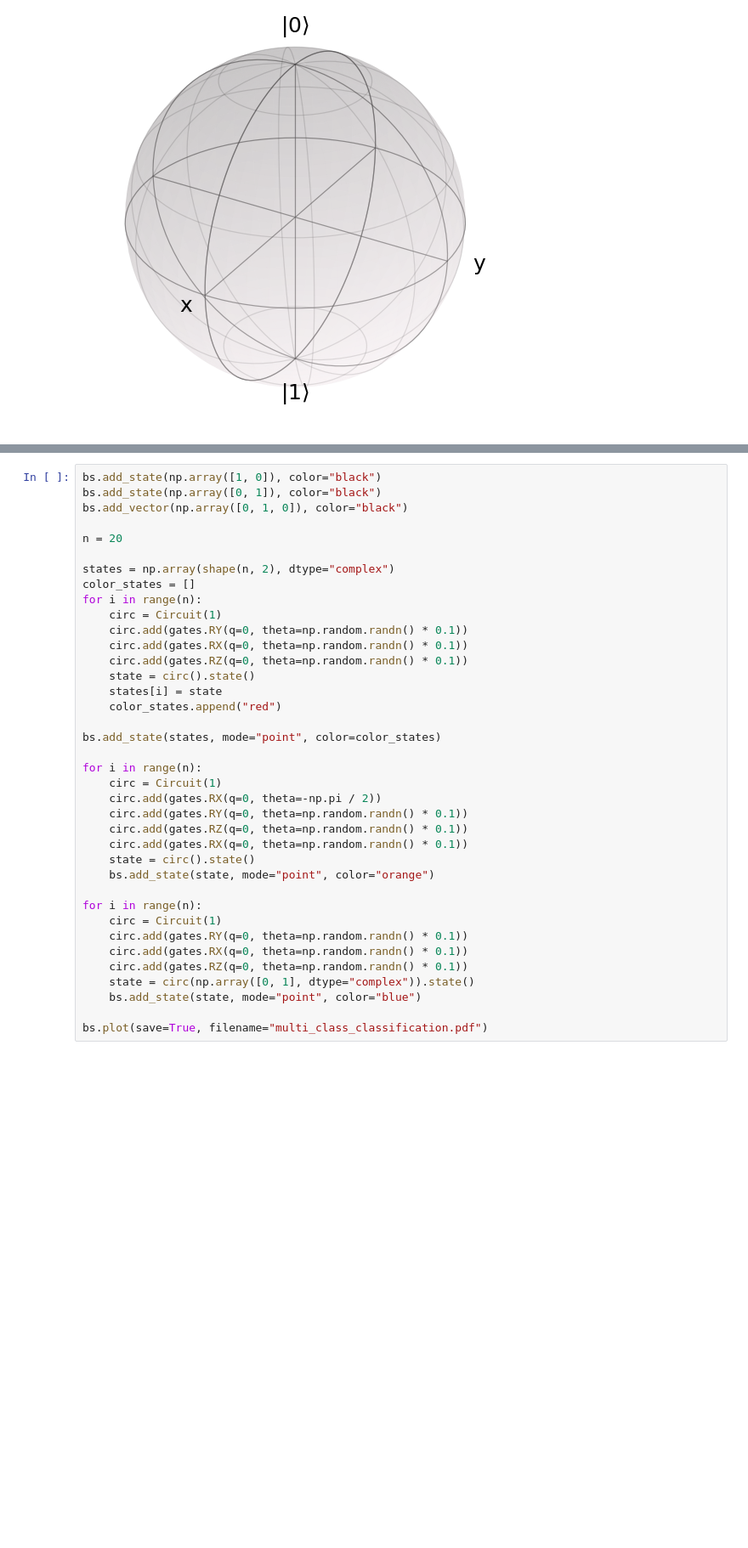
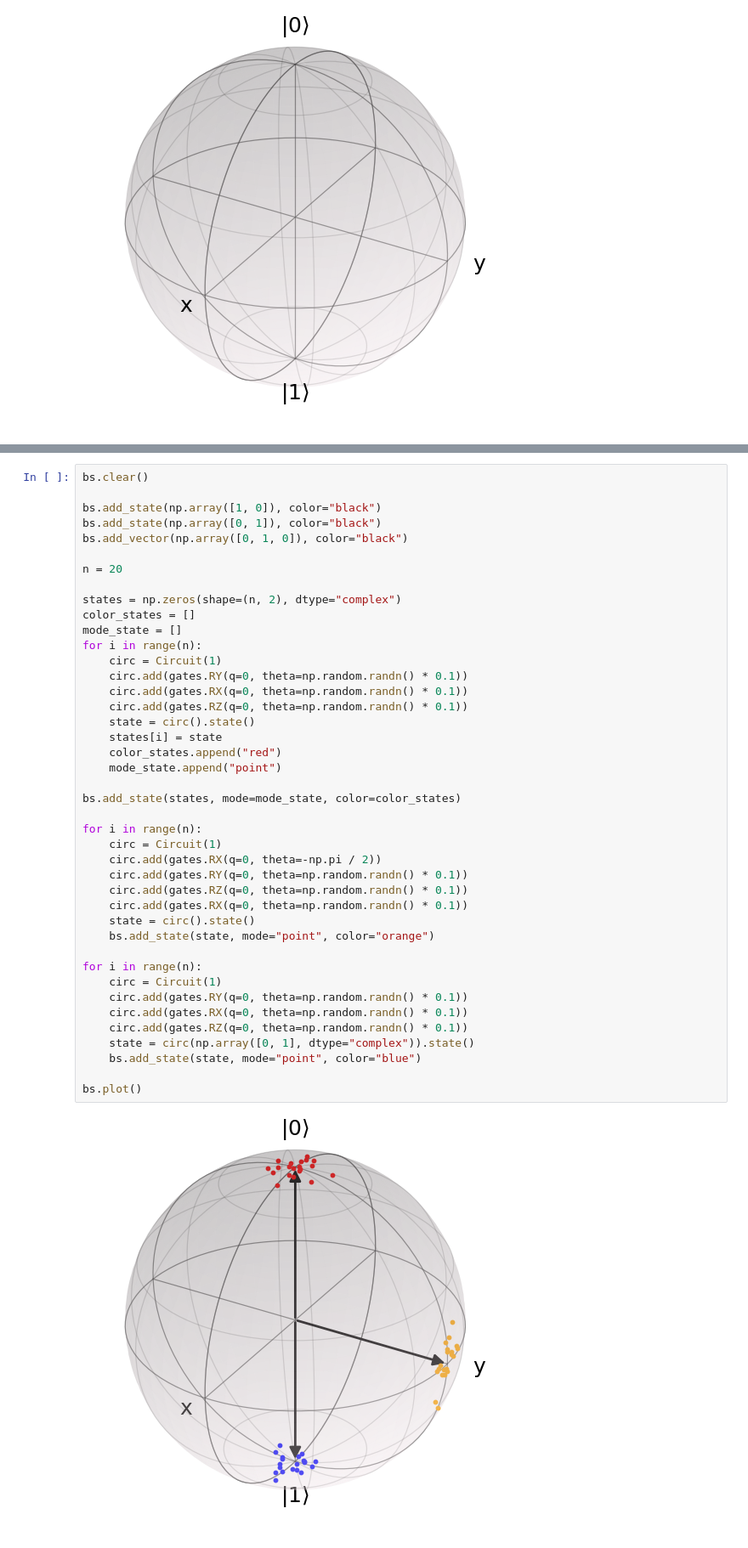
Before and after one commit to qiboteam/qibo, a Jupyter notebook: examples/bloch_sphere/bloch_sphere.ipynb, the cells around one changed output, grey strips where cells are left out. Shown: that part at 85% size. Drawn from its saved outputs; the diff is of its cells as text; blank space fills up the shorter version.

```diff
--- a/examples/bloch_sphere/bloch_sphere.ipynb
+++ b/examples/bloch_sphere/bloch_sphere.ipynb
@@ -64,40 +67,46 @@ The arguments of the functions `add_state` and `add_vector` are:
 
 Below is an example showcasing some combinations of these arguments.
 # %%
+bs.clear()
+
 bs.add_state(np.array([1, 0]), color="black")
 bs.add_state(np.array([0, 1]), color="black")
 bs.add_vector(np.array([0, 1, 0]), color="black")
 
 n = 20
 
-states = np.array(shape(n, 2), dtype="complex")
+states = np.zeros(shape=(n, 2), dtype="complex")
 color_states = []
+mode_state = []
 for i in range(n):
     circ = Circuit(1)
     circ.add(gates.RY(q=0, theta=np.random.randn() * 0.1))
     circ.add(gates.RX(q=0, theta=np.random.randn() * 0.1))
     circ.add(gates.RZ(q=0, theta=np.random.randn() * 0.1))
     state = circ().state()
     states[i] = state
     color_states.append("red")
+    mode_state.append("point")
 
-bs.add_state(states, mode="point", color=color_states)
+bs.add_state(states, mode=mode_state, color=color_states)
 
 for i in range(n):
     circ = Circuit(1)
     circ.add(gates.RX(q=0, theta=-np.pi / 2))
     circ.add(gates.RY(q=0, theta=np.random.randn() * 0.1))
     circ.add(gates.RZ(q=0, theta=np.random.randn() * 0.1))
     circ.add(gates.RX(q=0, theta=np.random.randn() * 0.1))
     state = circ().state()
     bs.add_state(state, mode="point", color="orange")
 
 for i in range(n):
     circ = Circuit(1)
     circ.add(gates.RY(q=0, theta=np.random.randn() * 0.1))
     circ.add(gates.RX(q=0, theta=np.random.randn() * 0.1))
     circ.add(gates.RZ(q=0, theta=np.random.randn() * 0.1))
     state = circ(np.array([0, 1], dtype="complex")).state()
     bs.add_state(state, mode="point", color="blue")
 
-bs.plot(save=True, filename="multi_class_classification.pdf")
+bs.plot()
+# %% [output]
+[figure, added]
```
Also changed, not shown: parts of 8 cells of this notebook.
